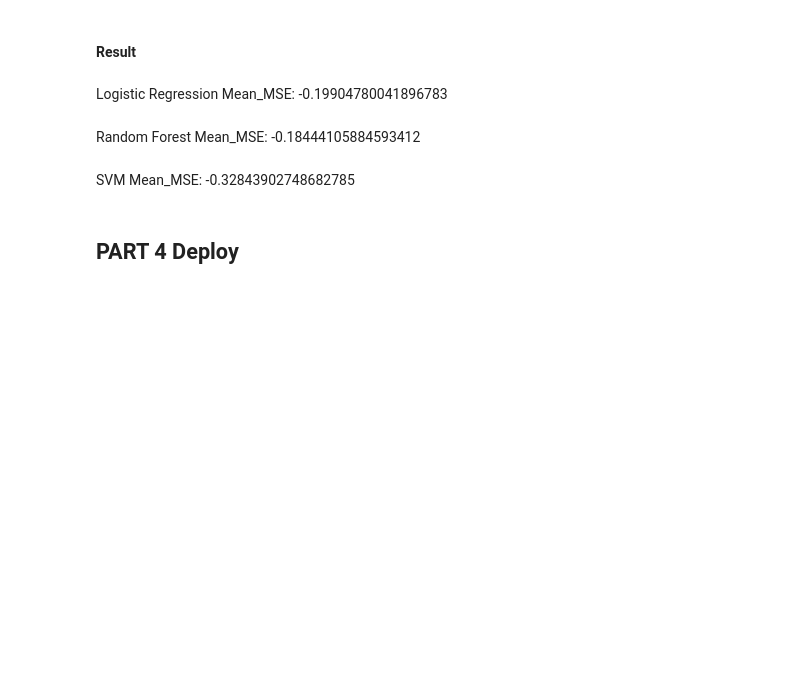
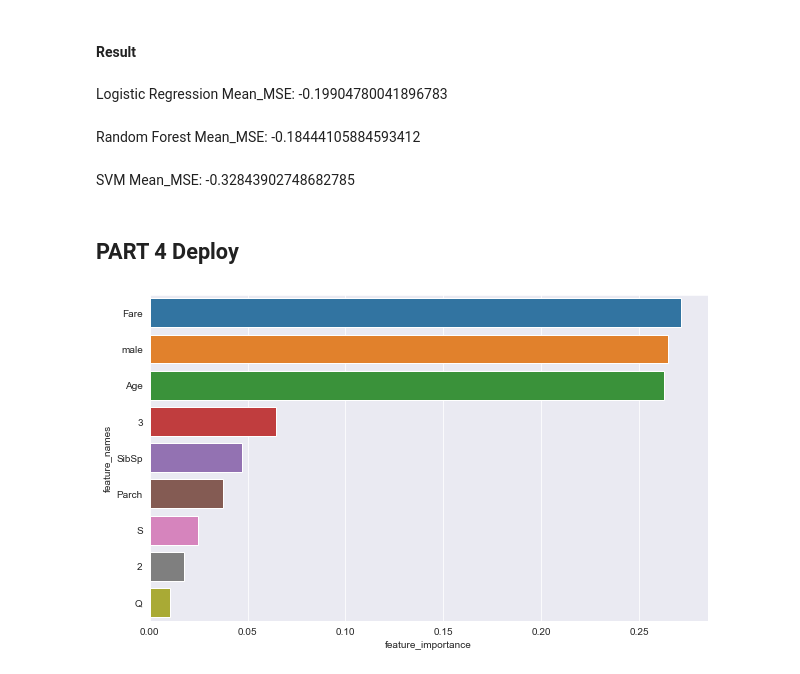
Before and after one commit to smluv4ever/DSProject1_Titanic, a Jupyter notebook: Titanic.ipynb, the cells around one changed output. Cells and saved outputs as stored; diff of their text form; code cells hidden in the pictures; blank space fills up the shorter version.

```diff
--- a/Titanic.ipynb
+++ b/Titanic.ipynb
@@ -242,10 +264,8 @@ from sklearn import metrics
 from sklearn.metrics import confusion_matrix, classification_report
 from sklearn.model_selection import cross_val_score
 # %%
-X = train.drop('Survived',axis=1)
-y = train['Survived']
-
-X_train, X_test, y_train, y_test = train_test_split(X, y, test_size=0.3)
+X = train_filled.drop('Survived',axis=1)
+y = train_filled['Survived']
 # %% [markdown]
 ### Logistic Regression
 # %%
@@ -266,8 +284,6 @@ mean_mse: -0.19904780041896783
 from sklearn.ensemble import RandomForestClassifier
 # %%
 rfc = RandomForestClassifier(n_estimators = 200)
-rfc.fit(X_train,y_train)
-
 mse=cross_val_score(rfc,X,y,scoring='neg_mean_squared_error',cv=5)
 mean_mse=np.mean(mse)
 print('mean_mse: {}'.format(mean_mse))
@@ -296,3 +310,8 @@ Random Forest Mean_MSE: -0.18444105884593412
 SVM Mean_MSE: -0.32843902748682785
 # %% [markdown]
 ## PART 4 Deploy
+# %%
+#train the training data set to Random Forest model
+rfc.fit(X, y)
+#create predictions based on the test data set
+rfc_predictions = rfc.predict(test_filled)
@@ -298,0 +321,26 @@ SVM Mean_MSE: -0.32843902748682785
+# %%
+#feature importances
+def plot_feature_importance(feature,col):
+    #create arrays from feature and col
+    feature_importance = np.array(feature)
+    feature_names = np.array(col)
+
+    #create DataFrame using a dictionary
+    data={
+        'feature_importance':feature_importance,
+        'feature_names':feature_names
+    }
+    fi_df = pd.DataFrame(data)
+
+    #sort fi_df in order descending feature importance
+    fi_df.sort_values(by=['feature_importance'],ascending=False,inplace=True)
+
+    #add chart
+    plt.figure(figsize=(10,6))
+    sns.barplot(x=fi_df['feature_importance'],y=fi_df['feature_names'])
+
+
+sns.set_style('darkgrid')
+plot_feature_importance(rfc.feature_importances_,test_filled.columns)
+# %% [output]
+[figure, added]
```
Also changed, not shown: parts of 23 cells of this notebook, 2 other files.
